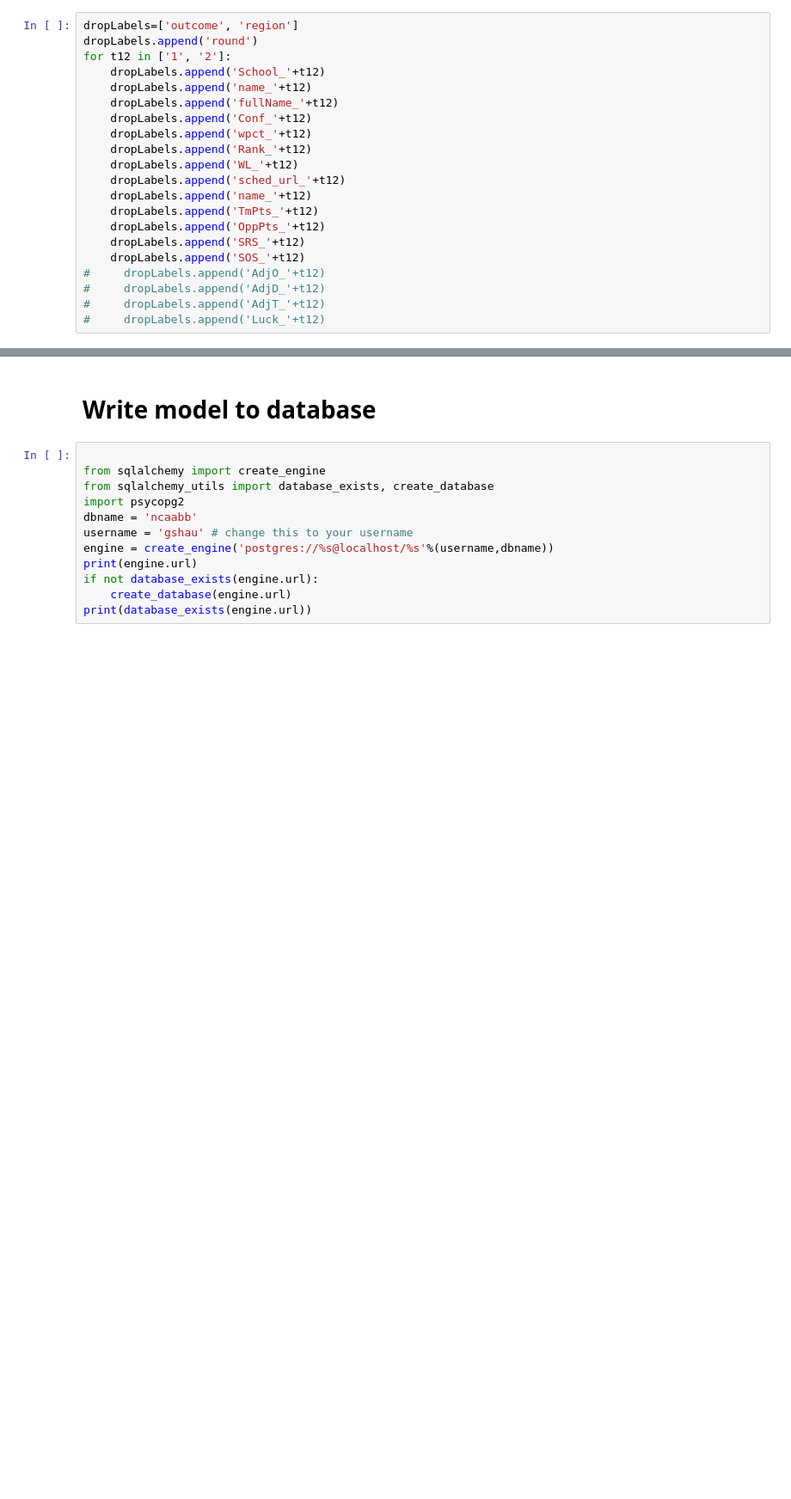
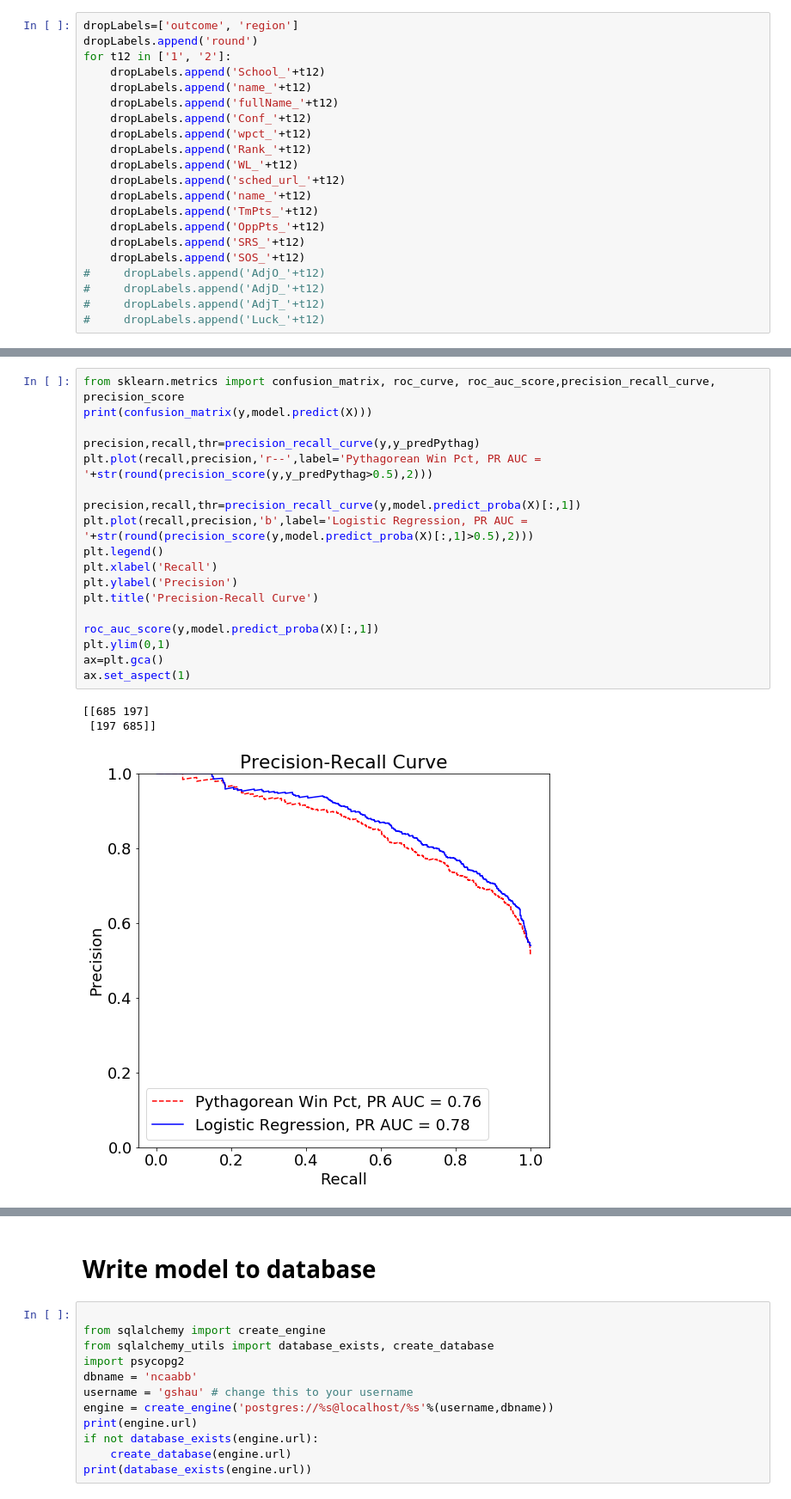
Before and after one commit to gshau/madBrackets, a Jupyter notebook: gameAnalysis.ipynb, the cells around one changed output, grey strips where cells are left out. Shown at 86% size. Saved outputs shown, nothing was run; the diff lists cells and outputs as text; blank space fills up the shorter version.

```diff
--- a/gameAnalysis.ipynb
+++ b/gameAnalysis.ipynb
@@ -192,3 +181,25 @@ print("10-fold cross validation average accuracy: %.3f" % (results.mean()))
+# %%
+from sklearn.metrics import confusion_matrix, roc_curve, roc_auc_score,precision_recall_curve, precision_score
+print(confusion_matrix(y,model.predict(X)))
+
+precision,recall,thr=precision_recall_curve(y,y_predPythag)
+plt.plot(recall,precision,'r--',label='Pythagorean Win Pct, PR AUC = '+str(round(precision_score(y,y_predPythag>0.5),2)))
+
+precision,recall,thr=precision_recall_curve(y,model.predict_proba(X)[:,1])
+plt.plot(recall,precision,'b',label='Logistic Regression, PR AUC = '+str(round(precision_score(y,model.predict_proba(X)[:,1]>0.5),2)))
+plt.legend()
+plt.xlabel('Recall')
+plt.ylabel('Precision')
+plt.title('Precision-Recall Curve')
+
+roc_auc_score(y,model.predict_proba(X)[:,1])
+plt.ylim(0,1)
+ax=plt.gca()
+ax.set_aspect(1)
+# %% [output]
+[[685 197]
+ [197 685]]
+[figure, added]
 # %%
 import pickle
 from sklearn.externals import joblib
```
Also changed, not shown: parts of 21 cells of this notebook, 7 other files.
